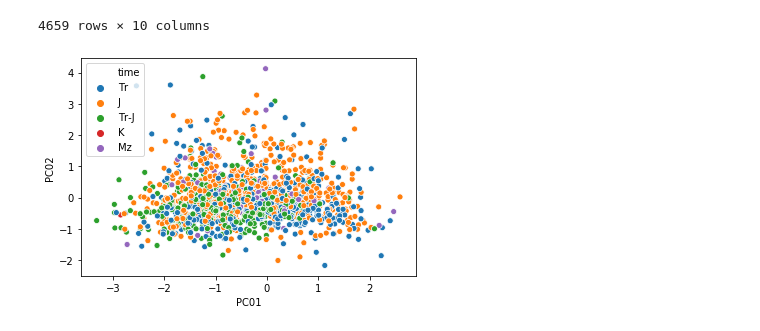
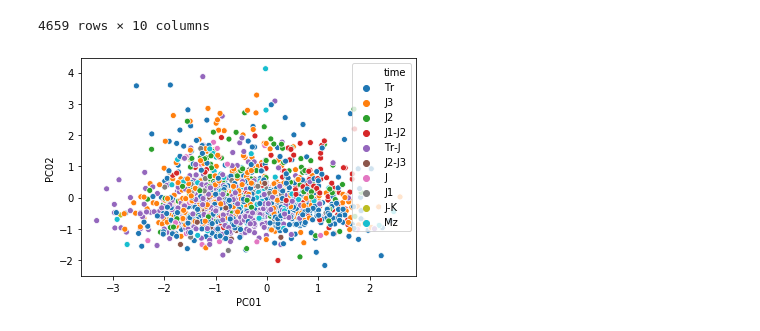
Before and after one commit to Complexio/Vistelius_1995_OCR, a Jupyter notebook: _ANALYSIS/3_Cluster_analysis.ipynb, the cells around one changed output. Cells and saved outputs as stored; diff of their text form; code cells hidden in the pictures.

Commit message:
cluster analysis for each individual area
same output as cluster analysis for all the areas combined

```diff
--- a/_ANALYSIS/3_Cluster_analysis.ipynb
+++ b/_ANALYSIS/3_Cluster_analysis.ipynb
@@ -89,10 +89,10 @@ pca_df
 | 4659 | 2.930744 | -1.608133 | -2.061326 | 0.066617 | -0.769559 | -0.620677 | 0.711245 | 0.317989 | -0.195724 | 1.252166e-16 |
 4659 rows × 10 columns
 # %%
-sns.scatterplot(x="PC01", y="PC02", data=pca_df, hue=metadata_area1["time"])
+sns.scatterplot(x="PC01", y="PC02", data=pca_df, hue=metadata["time"])
 plt.show();
 # %% [output]
-[figure, old version]
+[figure, new version]
 # %%
 def create_dendrogram(data, linkage_method='ward', save=""):
     """Plot dendrogram
```
Also changed, not shown: parts of 13 cells of this notebook, 34 other files.
